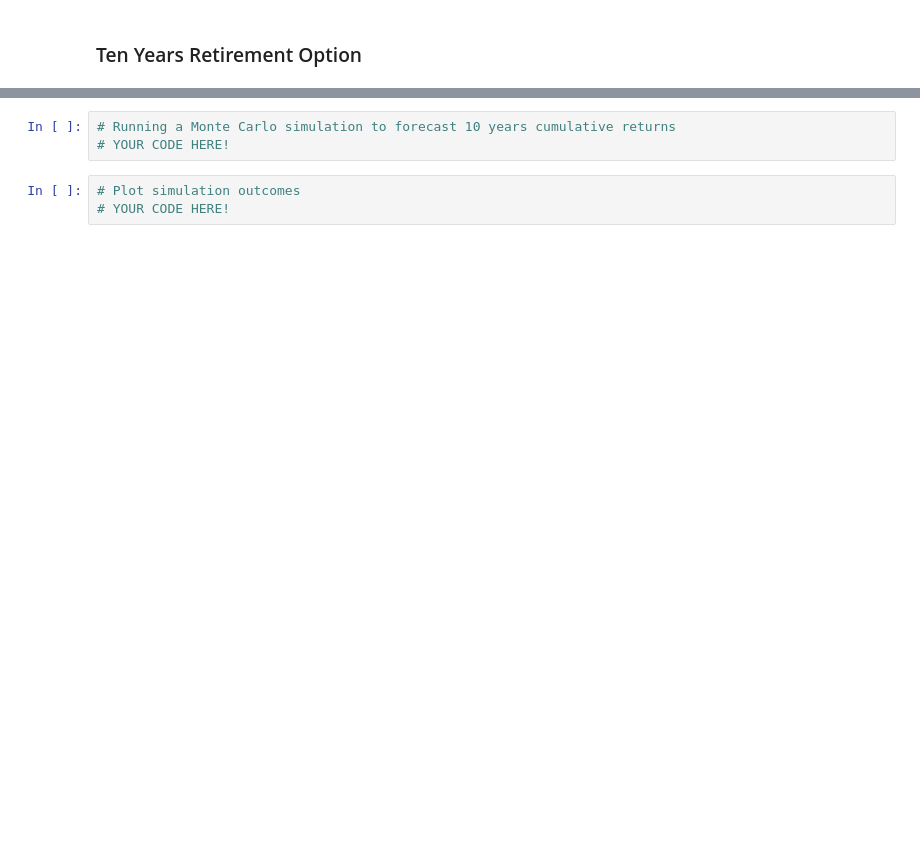
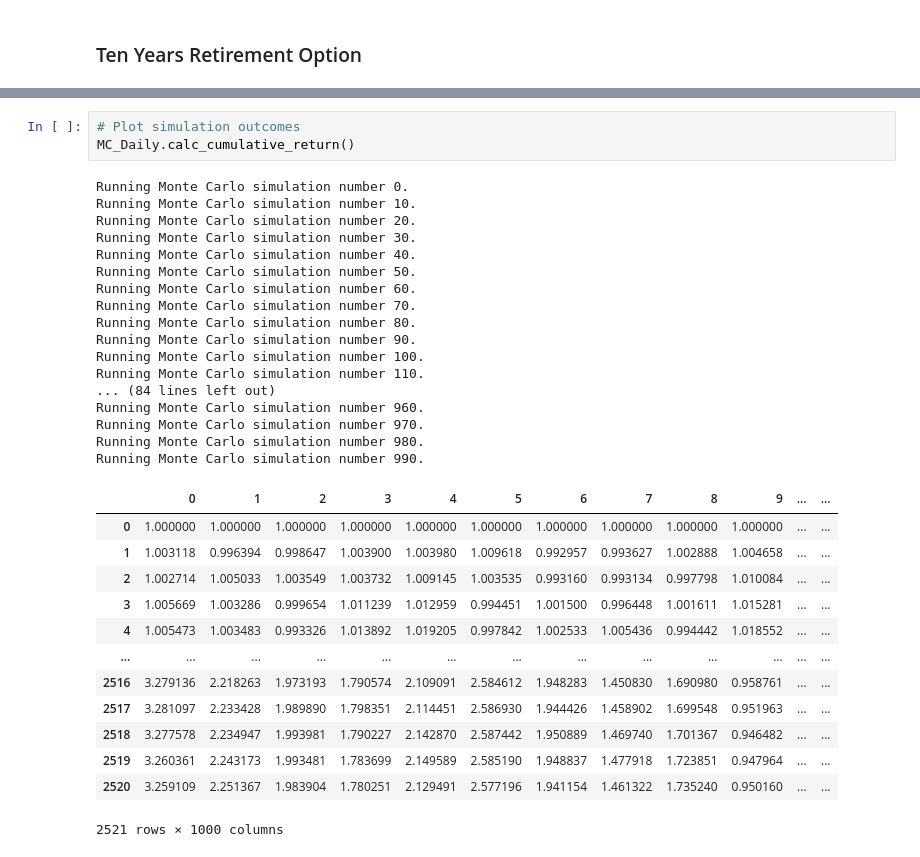
Before and after one commit to pdellis85/API_HW, a Jupyter notebook: financial-planner.ipynb, the cells around one changed output, grey strips where cells are left out. Drawn from its saved outputs; the diff is of its cells as text; blank space fills up the shorter version.

```diff
--- a/financial-planner.ipynb
+++ b/financial-planner.ipynb
@@ -363,8 +467,36 @@ print(f"There is a 95% chance that an initial investment of ${initial_investment
-# %%
-# Running a Monte Carlo simulation to forecast 10 years cumulative returns
-# YOUR CODE HERE!
 # %%
 # Plot simulation outcomes
-# YOUR CODE HERE!
+MC_Daily.calc_cumulative_return()
+# %% [output]
+Running Monte Carlo simulation number 0.
+Running Monte Carlo simulation number 10.
+Running Monte Carlo simulation number 20.
+Running Monte Carlo simulation number 30.
+Running Monte Carlo simulation number 40.
+Running Monte Carlo simulation number 50.
+Running Monte Carlo simulation number 60.
+Running Monte Carlo simulation number 70.
+Running Monte Carlo simulation number 80.
+Running Monte Carlo simulation number 90.
+Running Monte Carlo simulation number 100.
+Running Monte Carlo simulation number 110.
+... (84 lines left out)
+Running Monte Carlo simulation number 960.
+Running Monte Carlo simulation number 970.
+Running Monte Carlo simulation number 980.
+Running Monte Carlo simulation number 990.
+|  | 0 | 1 | 2 | 3 | 4 | 5 | 6 | 7 | 8 | 9 | ... | ... |
+| 0 | 1.000000 | 1.000000 | 1.000000 | 1.000000 | 1.000000 | 1.000000 | 1.000000 | 1.000000 | 1.000000 | 1.000000 | ... | ... |
+| 1 | 1.003118 | 0.996394 | 0.998647 | 1.003900 | 1.003980 | 1.009618 | 0.992957 | 0.993627 | 1.002888 | 1.004658 | ... | ... |
+| 2 | 1.002714 | 1.005033 | 1.003549 | 1.003732 | 1.009145 | 1.003535 | 0.993160 | 0.993134 | 0.997798 | 1.010084 | ... | ... |
+| 3 | 1.005669 | 1.003286 | 0.999654 | 1.011239 | 1.012959 | 0.994451 | 1.001500 | 0.996448 | 1.001611 | 1.015281 | ... | ... |
+| 4 | 1.005473 | 1.003483 | 0.993326 | 1.013892 | 1.019205 | 0.997842 | 1.002533 | 1.005436 | 0.994442 | 1.018552 | ... | ... |
+| ... | ... | ... | ... | ... | ... | ... | ... | ... | ... | ... | ... | ... |
+| 2516 | 3.279136 | 2.218263 | 1.973193 | 1.790574 | 2.109091 | 2.584612 | 1.948283 | 1.450830 | 1.690980 | 0.958761 | ... | ... |
+| 2517 | 3.281097 | 2.233428 | 1.989890 | 1.798351 | 2.114451 | 2.586930 | 1.944426 | 1.458902 | 1.699548 | 0.951963 | ... | ... |
+| 2518 | 3.277578 | 2.234947 | 1.993981 | 1.790227 | 2.142870 | 2.587442 | 1.950889 | 1.469740 | 1.701367 | 0.946482 | ... | ... |
+| 2519 | 3.260361 | 2.243173 | 1.993481 | 1.783699 | 2.149589 | 2.585190 | 1.948837 | 1.477918 | 1.723851 | 0.947964 | ... | ... |
+| 2520 | 3.259109 | 2.251367 | 1.983904 | 1.780251 | 2.129491 | 2.577196 | 1.941154 | 1.461322 | 1.735240 | 0.950160 | ... | ... |
+2521 rows × 1000 columns
 # %%
 # Plot probability distribution and confidence intervals
```
Also changed, not shown: parts of 24 cells of this notebook.
